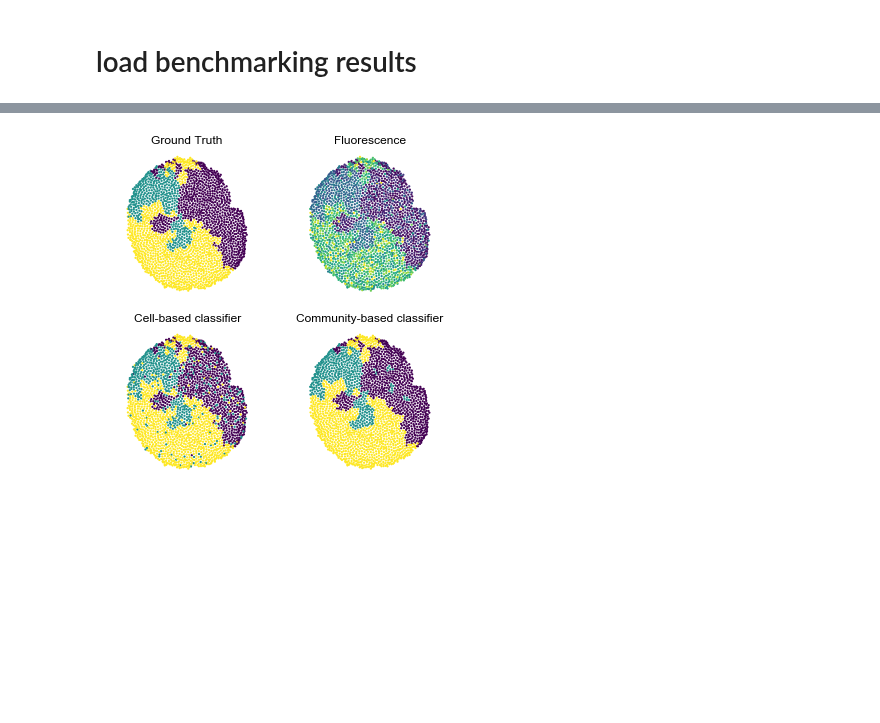
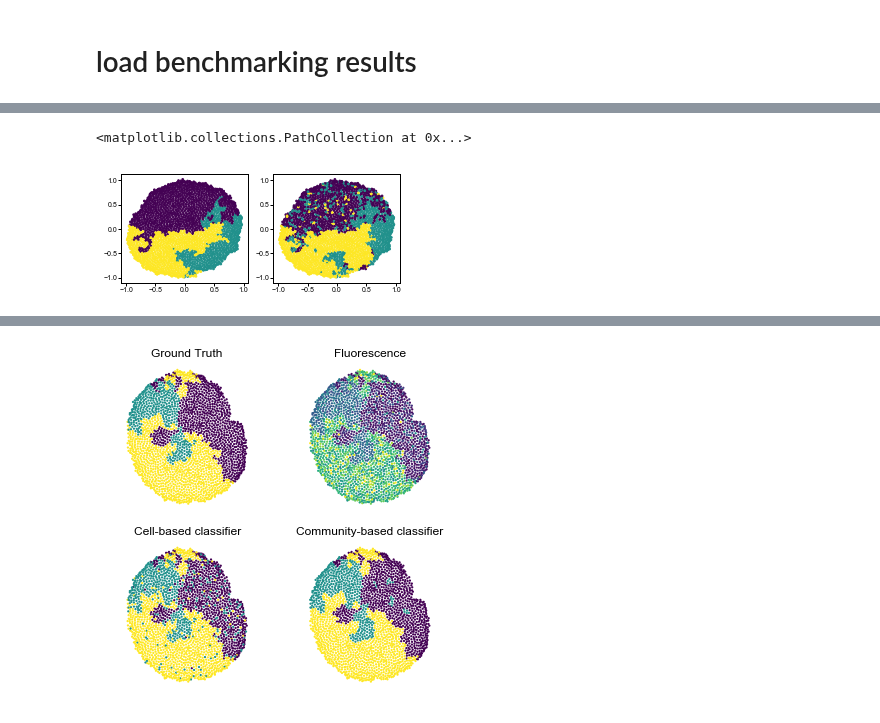
Before and after one commit to sbernasek/flyqma, a Jupyter notebook: notebooks/results.ipynb, the cells around one changed output, grey strips where cells are left out. Saved outputs shown, nothing was run; the diff lists cells and outputs as text; code cells hidden in the pictures; blank space fills up the shorter version.

```diff
--- a/notebooks/results.ipynb
+++ b/notebooks/results.ipynb
@@ -82,0 +70,14 @@ Katz: 0.024
+# %%
+graph = simulation_benchmark.annotator.graph
+# %%
+cell_classifier = simulation_benchmark.annotator.cell_classifier
+# %%
+f = _build_pagerank_classifier(graph, cell_classifier, alpha=1.4)
+labels = f(graph.df.index.values)
+
+fig, (ax0, ax1) = plt.subplots(ncols=2, figsize=(5, 2))
+ax0.scatter(*simulation_benchmark.xy.T, c=graph.df.ground, s=3)
+ax1.scatter(*simulation_benchmark.xy.T, c=labels, s=3)
+# %% [output]
+<matplotlib.collections.PathCollection at 0x...>
+[figure, added]
```
Also changed, not shown: parts of 30 cells of this notebook, 6 other files.
